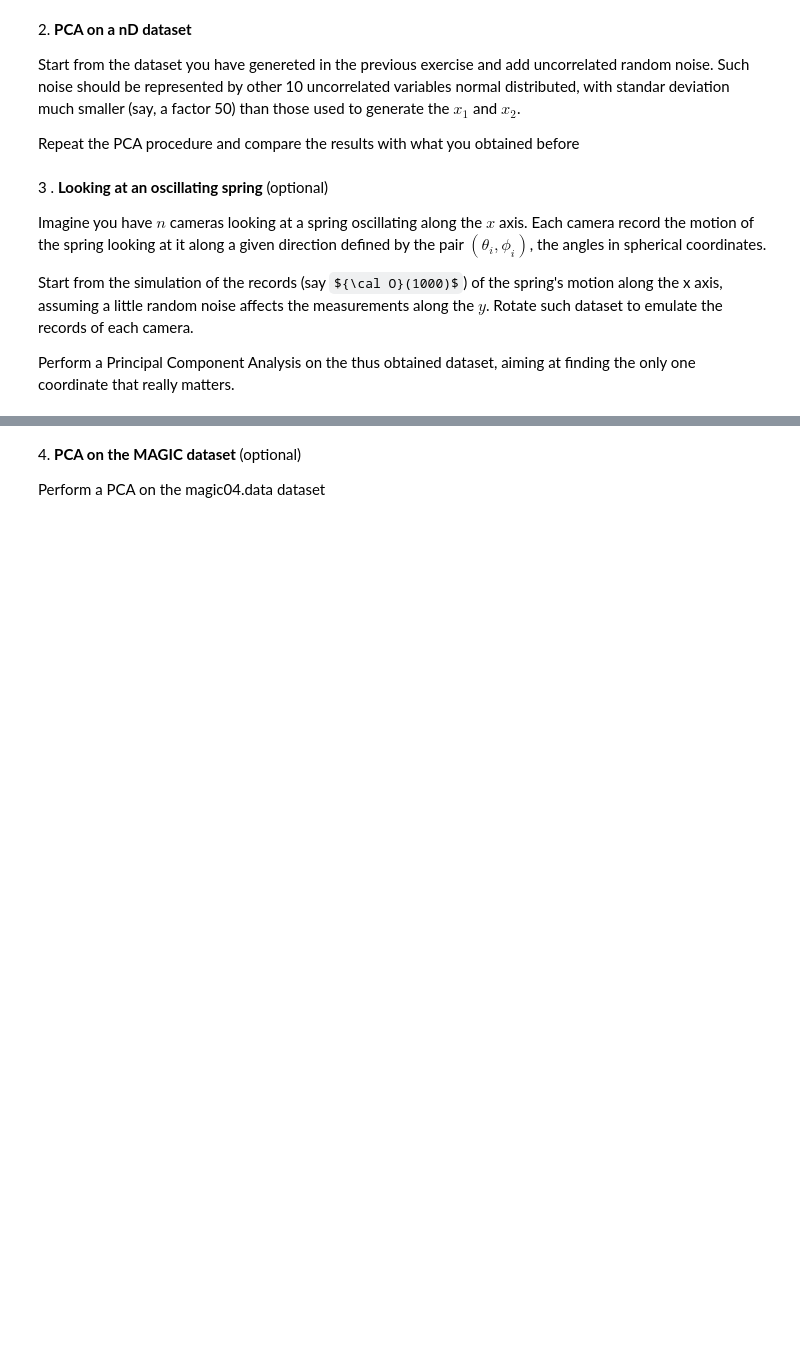
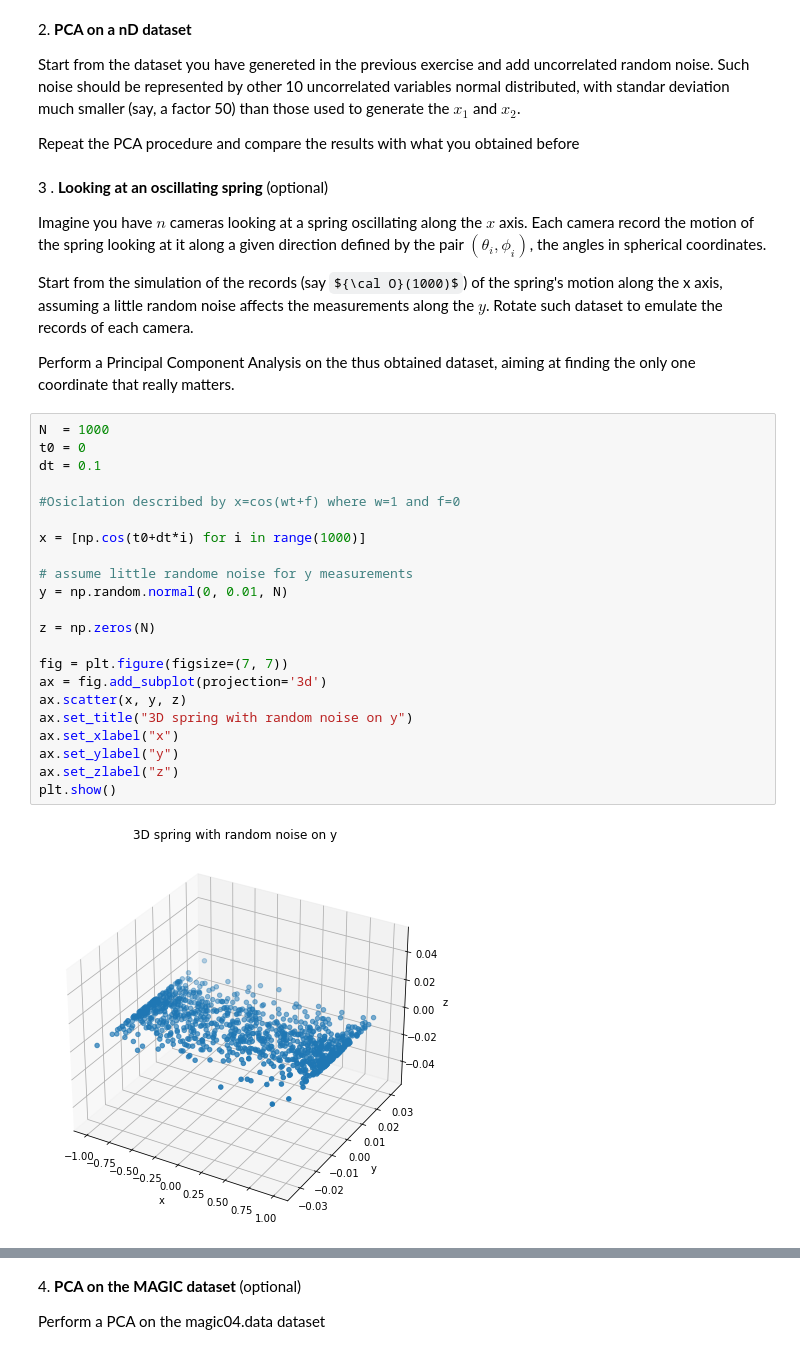
Before and after one commit to AlbertoSaretto/LaboratoryOfComputationalPhysics_Y5, a Jupyter notebook: 08ex_LinearAlgebra.ipynb, the cells around one changed output, grey strips where cells are left out. Saved outputs shown, nothing was run; the diff lists cells and outputs as text; some formulas as TeX source; blank space fills up the shorter version.

```diff
--- a/08ex_LinearAlgebra.ipynb
+++ b/08ex_LinearAlgebra.ipynb
@@ -74,3 +179,27 @@ Imagine you have $n$ cameras looking at a spring oscillating along the $x$ axis.
 Start from the simulation of the records (say ${\cal O}(1000)$) of the spring's motion along the x axis, assuming a little random noise affects the measurements along the $y$. Rotate such dataset to emulate the records of each camera.
 
 Perform a Principal Component Analysis on the thus obtained dataset, aiming at finding the only one coordinate that really matters.
+# %%
+N  = 1000
+t0 = 0
+dt = 0.1
+
+#Osiclation described by x=cos(wt+f) where w=1 and f=0
+
+x = [np.cos(t0+dt*i) for i in range(1000)]
+
+# assume little randome noise for y measurements
+y = np.random.normal(0, 0.01, N)
+
+z = np.zeros(N)
+
+fig = plt.figure(figsize=(7, 7))
+ax = fig.add_subplot(projection='3d')
+ax.scatter(x, y, z)
+ax.set_title("3D spring with random noise on y")
+ax.set_xlabel("x")
+ax.set_ylabel("y")
+ax.set_zlabel("z")
+plt.show()
+# %% [output]
+[figure, added]
```
Also changed, not shown: parts of 7 cells of this notebook.
